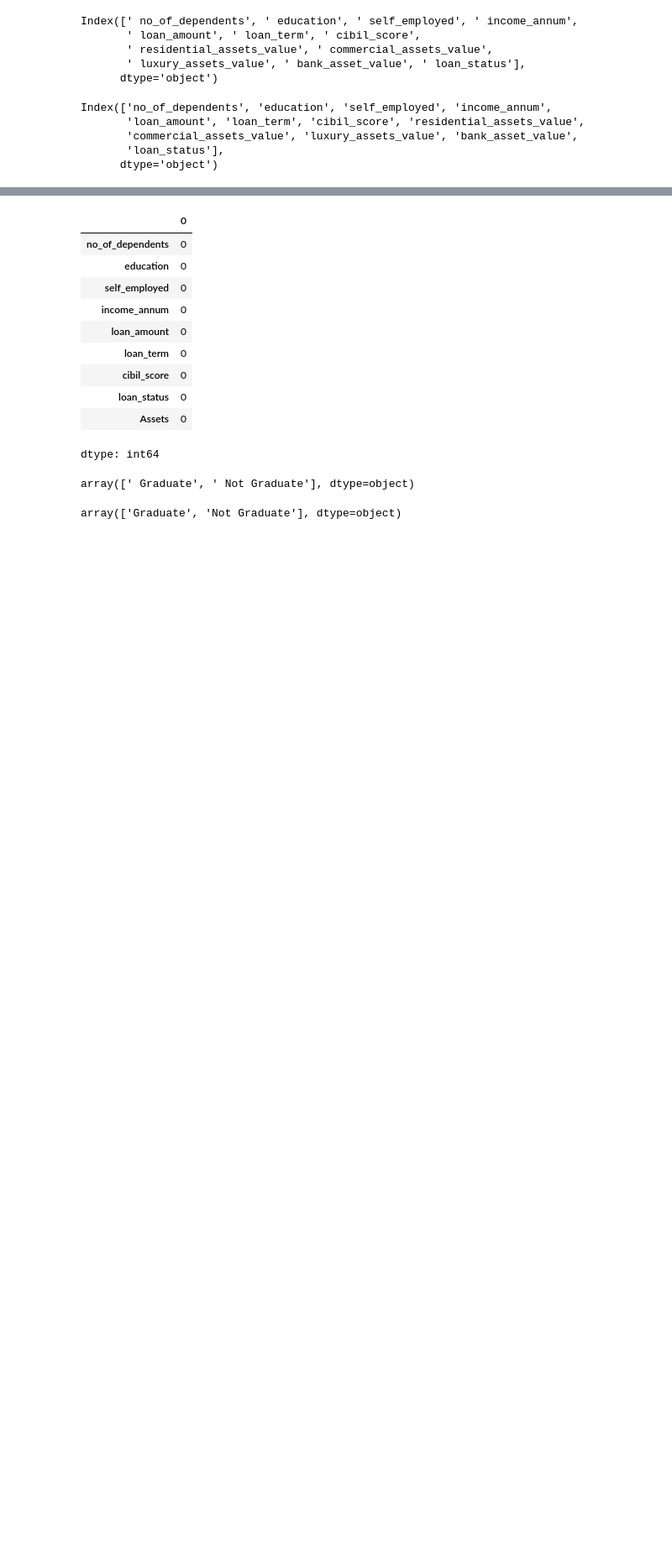
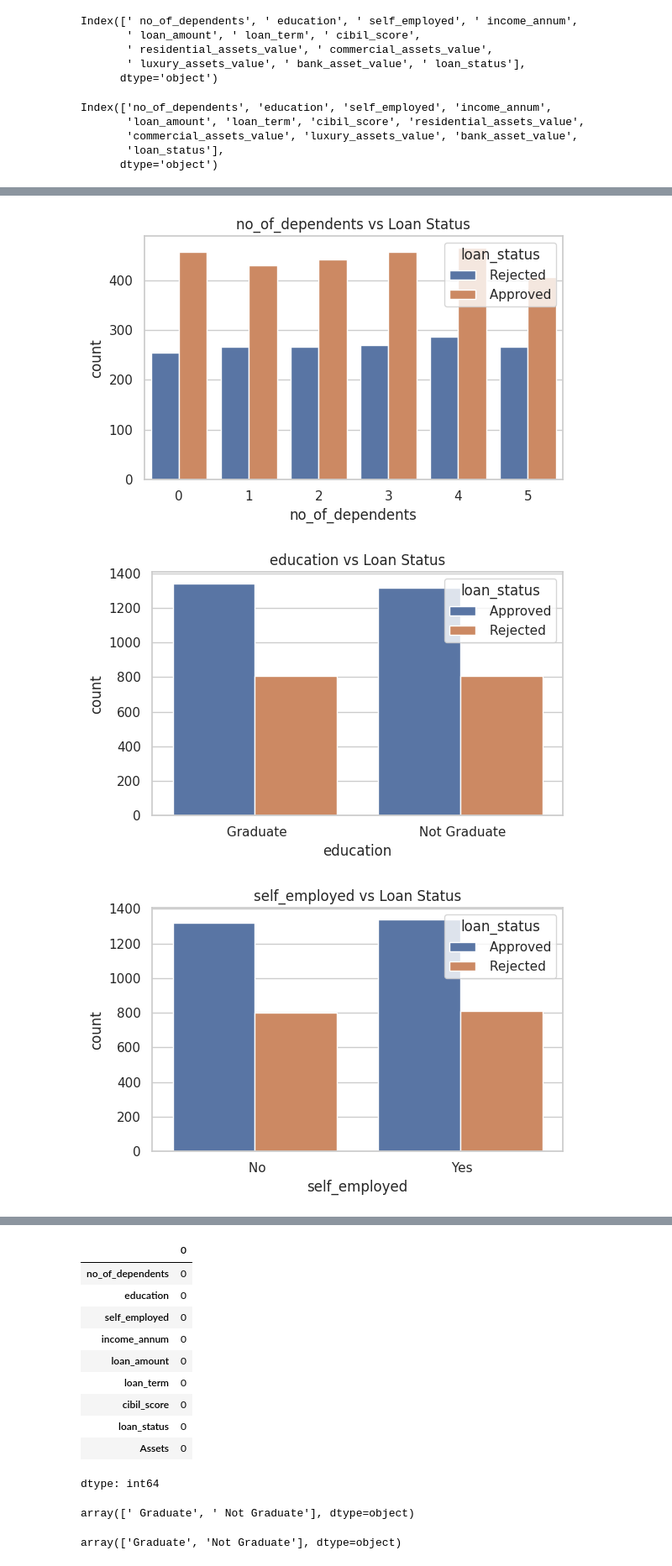
Before and after one commit to saikiran2702/Loan-approval-Prediction, a Jupyter notebook: loan_approval.ipynb, the cells around one changed output, grey strips where cells are left out. Shown at 84% size. Saved outputs shown, nothing was run; the diff lists cells and outputs as text; code cells hidden in the pictures; blank space fills up the shorter version.

```diff
--- a/loan_approval.ipynb
+++ b/loan_approval.ipynb
@@ -194,0 +76,37 @@ plt.gca().spines[['top', 'right',]].set_visible(False)
+# %%
+import pandas as pd
+import seaborn as sns
+import matplotlib.pyplot as plt
+
+# Set plot style
+sns.set(style="whitegrid")
+
+# Load your dataset
+# Example: data = pd.read_csv('loan_data.csv')
+
+# Categorical Features
+categorical_features = ['no_of_dependents', 'education', 'self_employed']
+for feature in categorical_features:
+    plt.figure(figsize=(6, 4))
+    sns.countplot(data=data, x=feature, hue='loan_status')
+    plt.title(f'{feature} vs Loan Status')
+    plt.tight_layout()
+    plt.show()
+
+# Numerical Features - Use KDE plots
+numerical_features = [
+    'income_annum', 'loan_amount', 'loan_term', 'cibil_score',
+    'residential_assets_value', 'commercial_assets_value',
+    'luxury_assets_value', 'bank_asset_value'
+]
+
+for feature in numerical_features:
+    plt.figure(figsize=(6, 4))
+    sns.kdeplot(data=data, x=feature, hue='loan_status', fill=True)
+    plt.title(f'{feature} Distribution by Loan Status')
+    plt.tight_layout()
+    plt.show()
+# %% [output]
+[figure, added]
+[figure, added]
+[figure, added]
```
Also changed, not shown: parts of 29 cells of this notebook.
